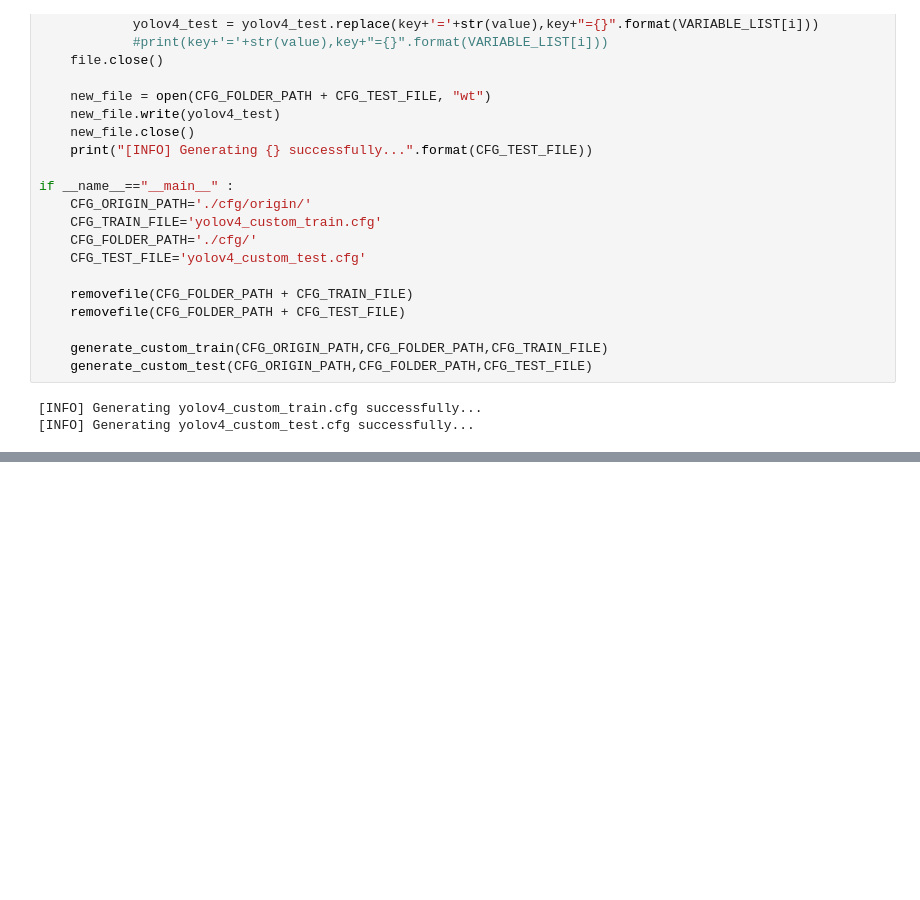
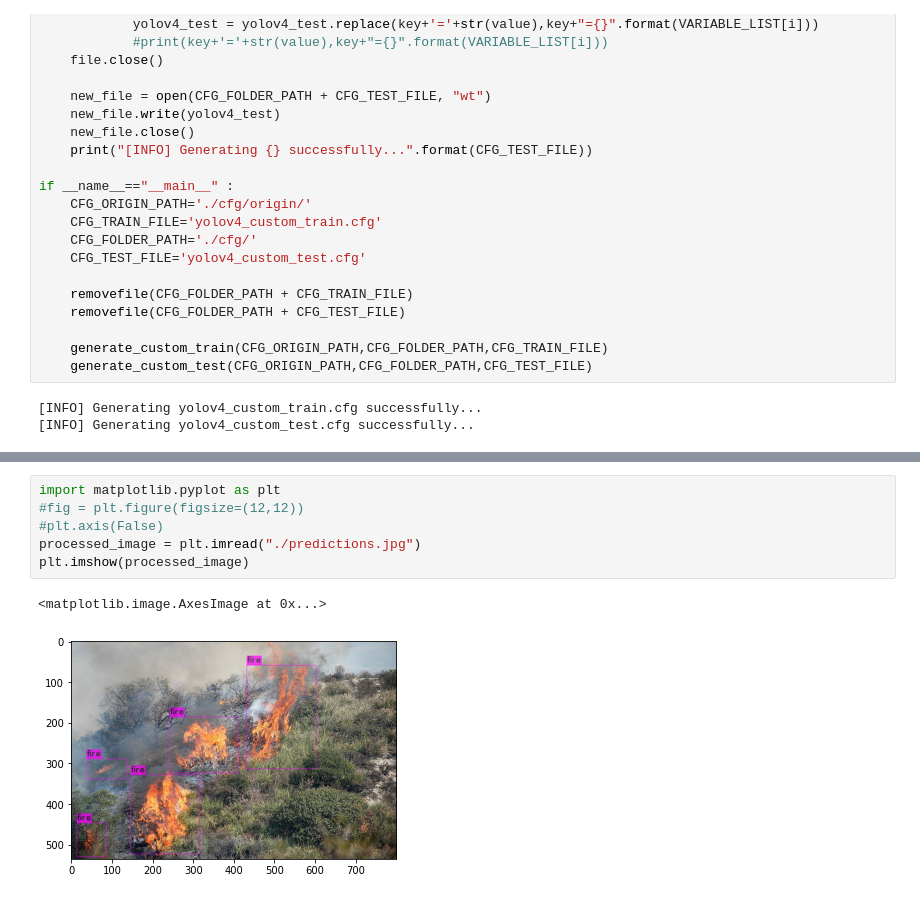
Before and after one commit to dheerajreddy2020/Live-Fire-detection-and-Localization-using-surveillance-cameras, a Jupyter notebook: Yolo_train.ipynb, the cells around one changed output, grey strips where cells are left out. Drawn from its saved outputs; the diff is of its cells as text; blank space fills up the shorter version.

```diff
--- a/Yolo_train.ipynb
+++ b/Yolo_train.ipynb
@@ -188,0 +233,9 @@ mini_batch = 1, batch = 4, time_steps = 1, train = 0
+# %%
+import matplotlib.pyplot as plt
+#fig = plt.figure(figsize=(12,12))
+#plt.axis(False)
+processed_image = plt.imread("./predictions.jpg")
+plt.imshow(processed_image)
+# %% [output]
+<matplotlib.image.AxesImage at 0x...>
+[figure, added]
```
Also changed, not shown: parts of 12 cells of this notebook.
